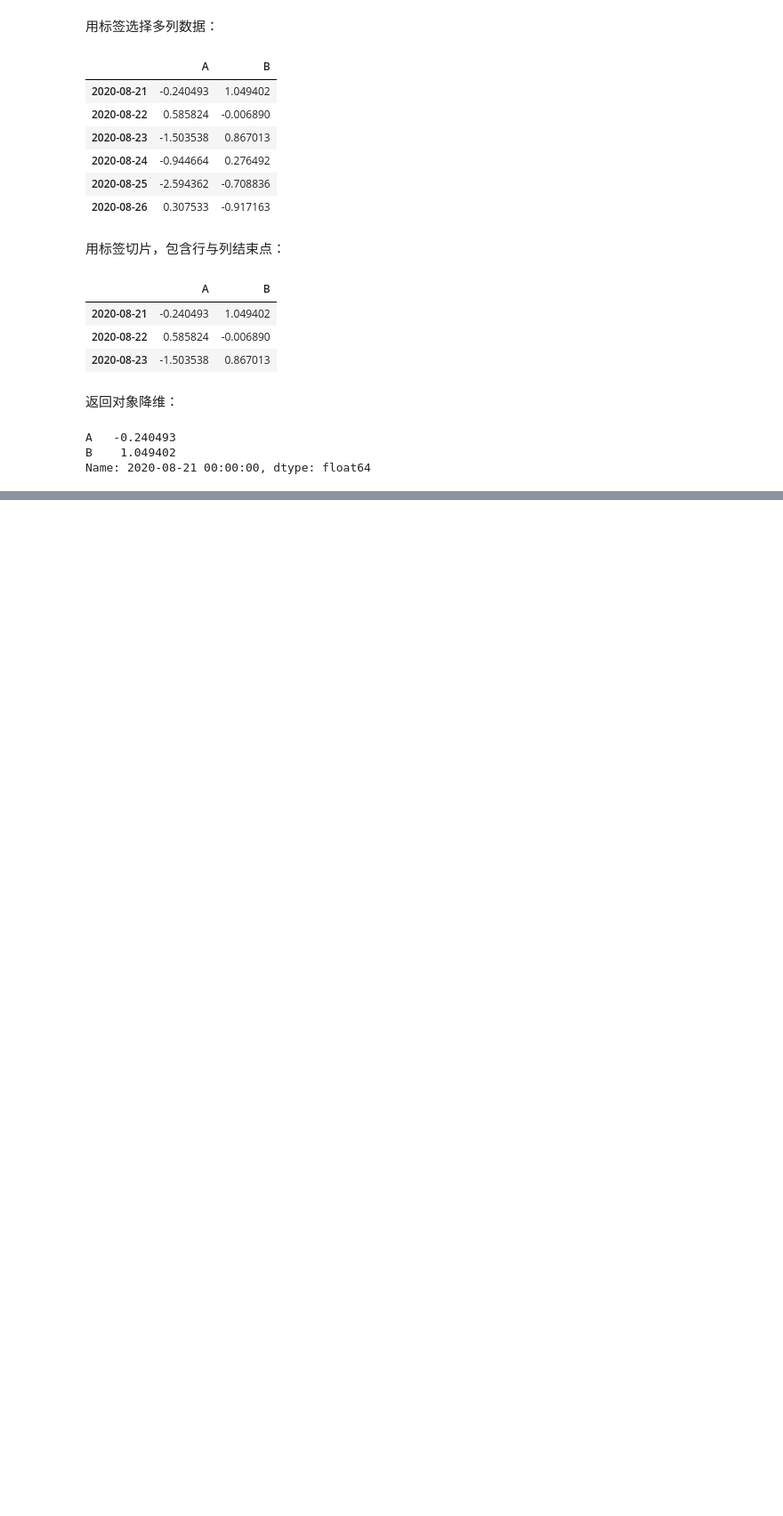
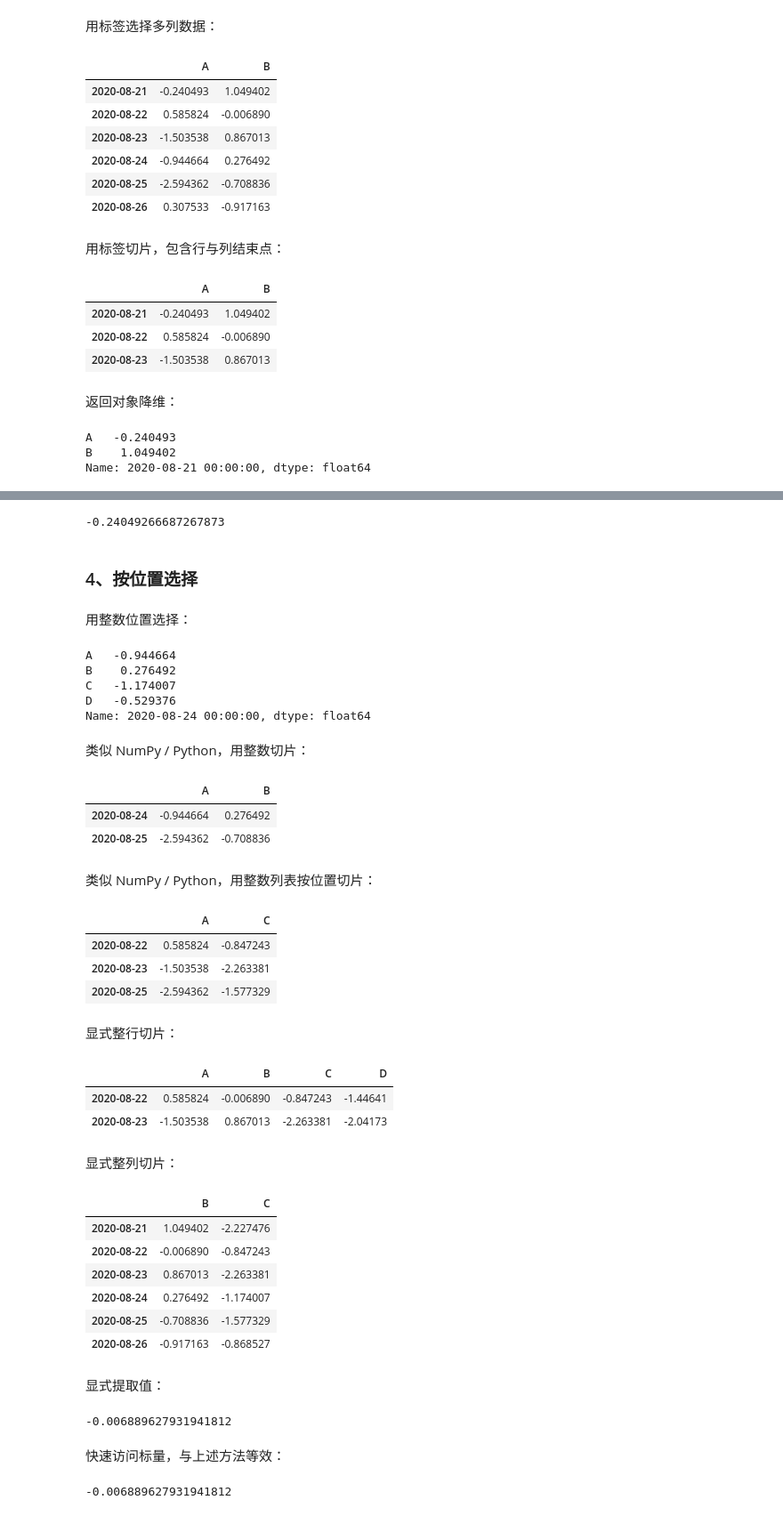
Before and after one commit to mangxiao2018/PandasSample, a Jupyter notebook: 1-入门Pandas.ipynb, the cells around one changed output, grey strips where cells are left out. Shown at 89% size. Saved outputs shown, nothing was run; the diff lists cells and outputs as text; code cells hidden in the pictures; blank space fills up the shorter version.

Commit message:
按位置选择

```diff
--- a/1-入门Pandas.ipynb
+++ b/1-入门Pandas.ipynb
@@ -284,0 +293,65 @@ Name: 2020-08-21 00:00:00, dtype: float64
+# %%
+df.at[dates[0], 'A']
+# %% [output]
+-0.24049266687267873
+# %% [markdown]
+### 4、按位置选择
+# %% [markdown]
+用整数位置选择：
+# %%
+df.iloc[3]
+# %% [output]
+A   -0.944664
+B    0.276492
+C   -1.174007
+D   -0.529376
+Name: 2020-08-24 00:00:00, dtype: float64
+# %% [markdown]
+类似 NumPy / Python，用整数切片：
+# %%
+df.iloc[3:5, 0:2]
+# %% [output]
+|  | A | B |
+| 2020-08-24 | -0.944664 | 0.276492 |
+| 2020-08-25 | -2.594362 | -0.708836 |
+# %% [markdown]
+类似 NumPy / Python，用整数列表按位置切片：
+# %%
+df.iloc[[1, 2, 4], [0, 2]]
+# %% [output]
+|  | A | C |
+| 2020-08-22 | 0.585824 | -0.847243 |
+| 2020-08-23 | -1.503538 | -2.263381 |
+| 2020-08-25 | -2.594362 | -1.577329 |
+# %% [markdown]
+显式整行切片：
+# %%
+df.iloc[1:3, :]
+# %% [output]
+|  | A | B | C | D |
+| 2020-08-22 | 0.585824 | -0.006890 | -0.847243 | -1.44641 |
+| 2020-08-23 | -1.503538 | 0.867013 | -2.263381 | -2.04173 |
+# %% [markdown]
+显式整列切片：
+# %%
+ df.iloc[:, 1:3]
+# %% [output]
+|  | B | C |
+| 2020-08-21 | 1.049402 | -2.227476 |
+| 2020-08-22 | -0.006890 | -0.847243 |
+| 2020-08-23 | 0.867013 | -2.263381 |
+| 2020-08-24 | 0.276492 | -1.174007 |
+| 2020-08-25 | -0.708836 | -1.577329 |
+| 2020-08-26 | -0.917163 | -0.868527 |
+# %% [markdown]
+显式提取值：
+# %%
+df.iloc[1, 1]
+# %% [output]
+-0.006889627931941812
+# %% [markdown]
+快速访问标量，与上述方法等效：
+# %%
+df.iat[1, 1]
+# %% [output]
+-0.006889627931941812
```
Also changed, not shown: parts of 3 cells of this notebook.
